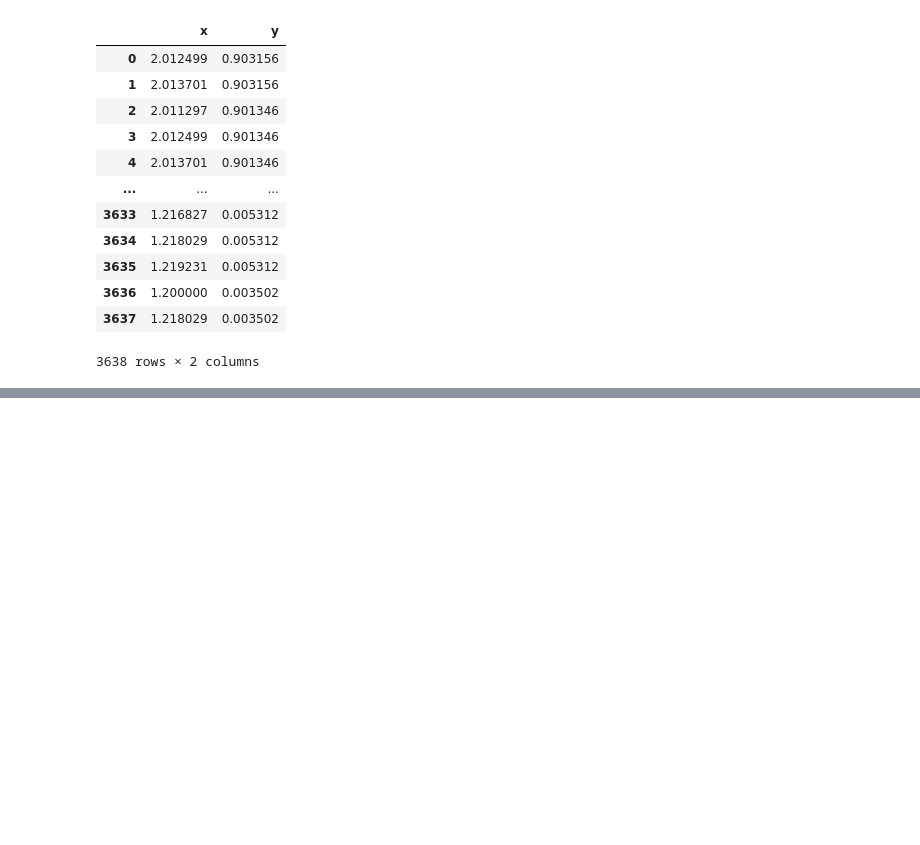
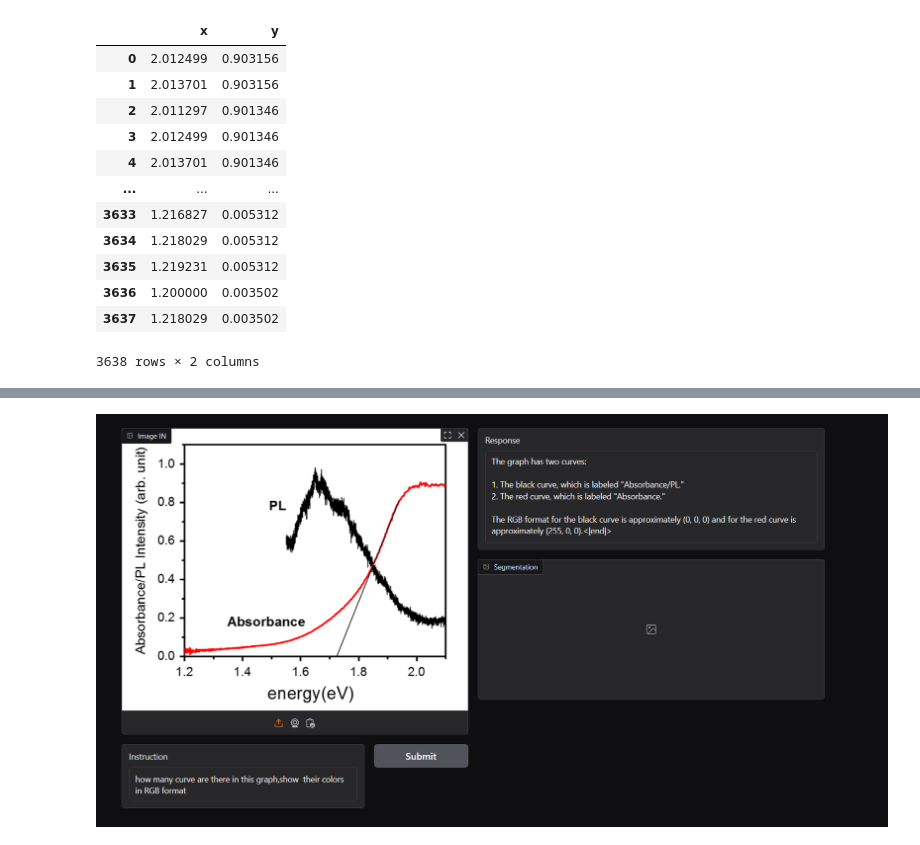
Before and after one commit to HaoleiH/AI-driven-projects, a Jupyter notebook: line_plot_digitizer/graph_digitizer.ipynb, the cells around one changed output, grey strips where cells are left out. Cells and saved outputs as stored; diff of their text form; code cells hidden in the pictures; blank space fills up the shorter version.

Commit message:
update vision llm  in graph_digitizer.ipynb

```diff
--- a/line_plot_digitizer/graph_digitizer.ipynb
+++ b/line_plot_digitizer/graph_digitizer.ipynb
@@ -440,0 +453,5 @@ final_data
+# %%
+from IPython.display import Image as Image2
+display(Image2('/content/bytedance.PNG'))
+# %% [output]
+[figure, added]
```
Also changed, not shown: parts of 7 cells of this notebook.
